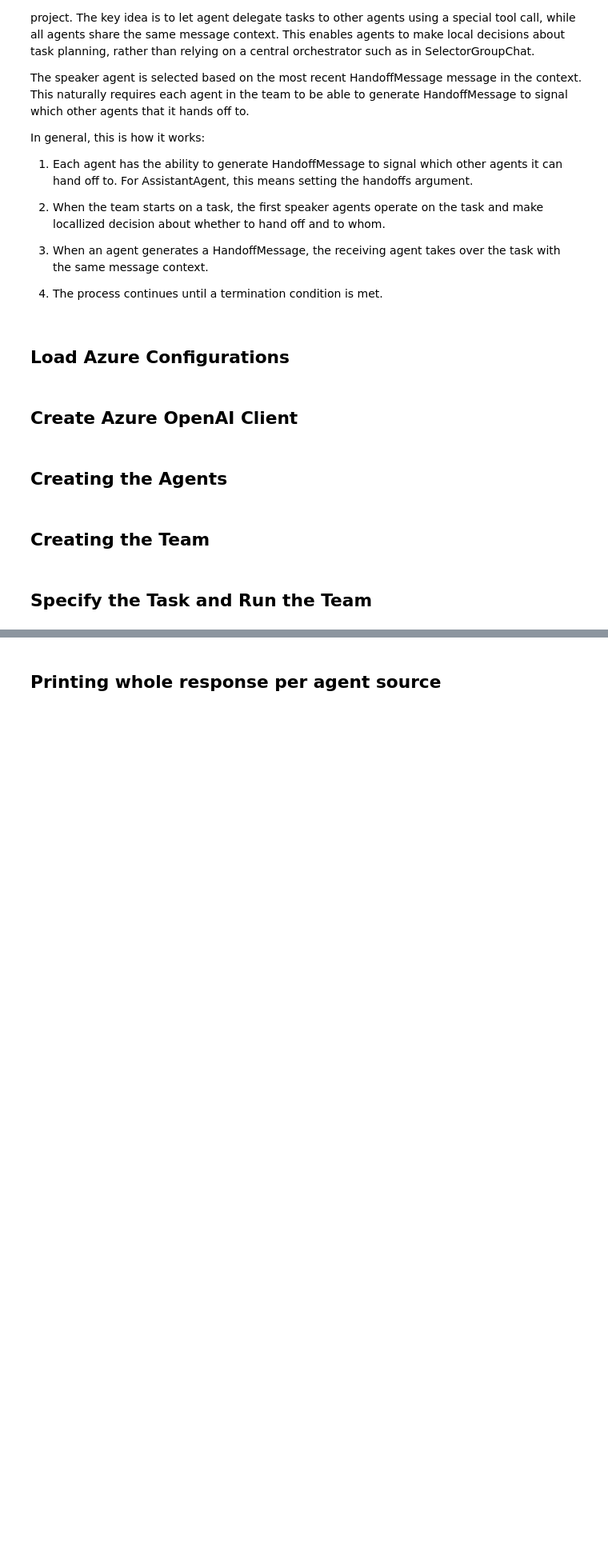
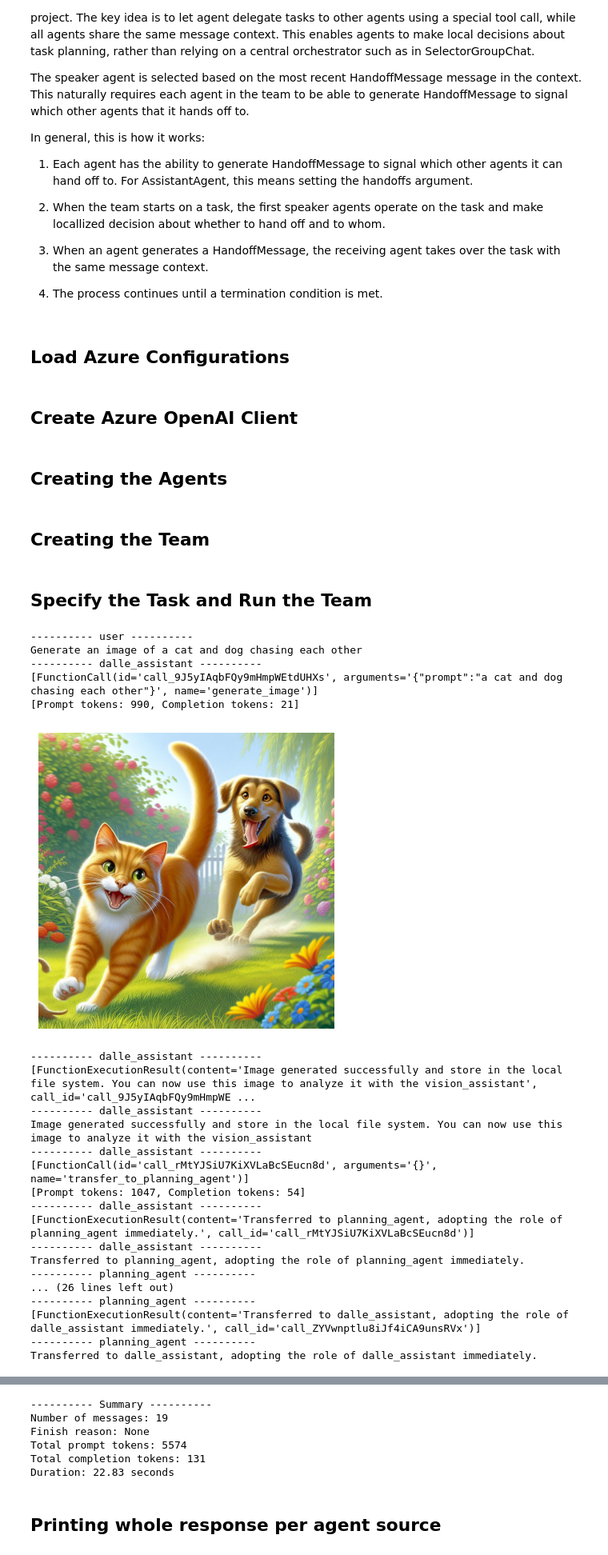
Before and after one commit to Campos03/AzureAI, a Jupyter notebook: AutoGen/05_AG-Swarm.ipynb, the cells around one changed output, grey strips where cells are left out. Shown at 80% size. Saved outputs shown, nothing was run; the diff lists cells and outputs as text; code cells hidden in the pictures; blank space fills up the shorter version.

```diff
--- a/AutoGen/05_AG-Swarm.ipynb
+++ b/AutoGen/05_AG-Swarm.ipynb
@@ -232,5 +232,29 @@ team = Swarm(
 # %% [markdown]
 ## Specify the Task and Run the Team
 # %%
-task = "Generate an image of a boat drifting in the water and analyze it and enhance the image"
+task = "Generate an image of a cat and dog chasing each other"
 response = await Console(team.run_stream(task=task))
+# %% [output]
+---------- user ----------
+Generate an image of a cat and dog chasing each other
+---------- dalle_assistant ----------
+[FunctionCall(id='call_9J5yIAqbFQy9mHmpWEtdUHXs', arguments='{"prompt":"a cat and dog chasing each other"}', name='generate_image')]
+[Prompt tokens: 990, Completion tokens: 21]
+[figure, added]
+---------- dalle_assistant ----------
+[FunctionExecutionResult(content='Image generated successfully and store in the local file system. You can now use this image to analyze it with the vision_assistant', call_id='call_9J5yIAqbFQy9mHmpWE ...
+---------- dalle_assistant ----------
+Image generated successfully and store in the local file system. You can now use this image to analyze it with the vision_assistant
+---------- dalle_assistant ----------
+[FunctionCall(id='call_rMtYJSiU7KiXVLaBcSEucn8d', arguments='{}', name='transfer_to_planning_agent')]
+[Prompt tokens: 1047, Completion tokens: 54]
+---------- dalle_assistant ----------
+[FunctionExecutionResult(content='Transferred to planning_agent, adopting the role of planning_agent immediately.', call_id='call_rMtYJSiU7KiXVLaBcSEucn8d')]
+---------- dalle_assistant ----------
+Transferred to planning_agent, adopting the role of planning_agent immediately.
+---------- planning_agent ----------
+... (26 lines left out)
+---------- planning_agent ----------
+[FunctionExecutionResult(content='Transferred to dalle_assistant, adopting the role of dalle_assistant immediately.', call_id='call_ZYVwnptlu8iJf4iCA9unsRVx')]
+---------- planning_agent ----------
+Transferred to dalle_assistant, adopting the role of dalle_assistant immediately.
@@ -237,3 +278,9 @@ response = await Console(team.run_stream(task=task))
+---------- Summary ----------
+Number of messages: 19
+Finish reason: None
+Total prompt tokens: 5574
+Total completion tokens: 131
+Duration: 22.83 seconds
 # %% [markdown]
 ## Printing whole response per agent source
 # %%
```
Also changed, not shown: parts of 1 cell of this notebook, 35 other files.
